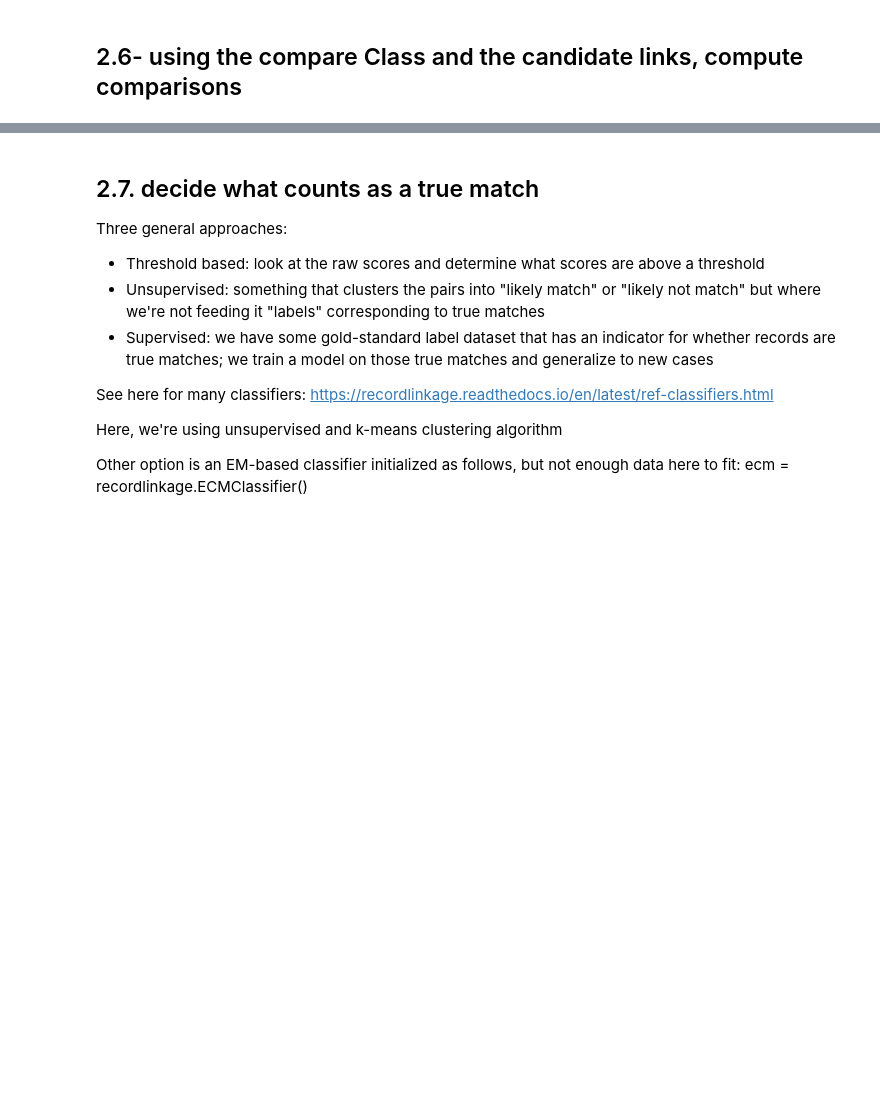
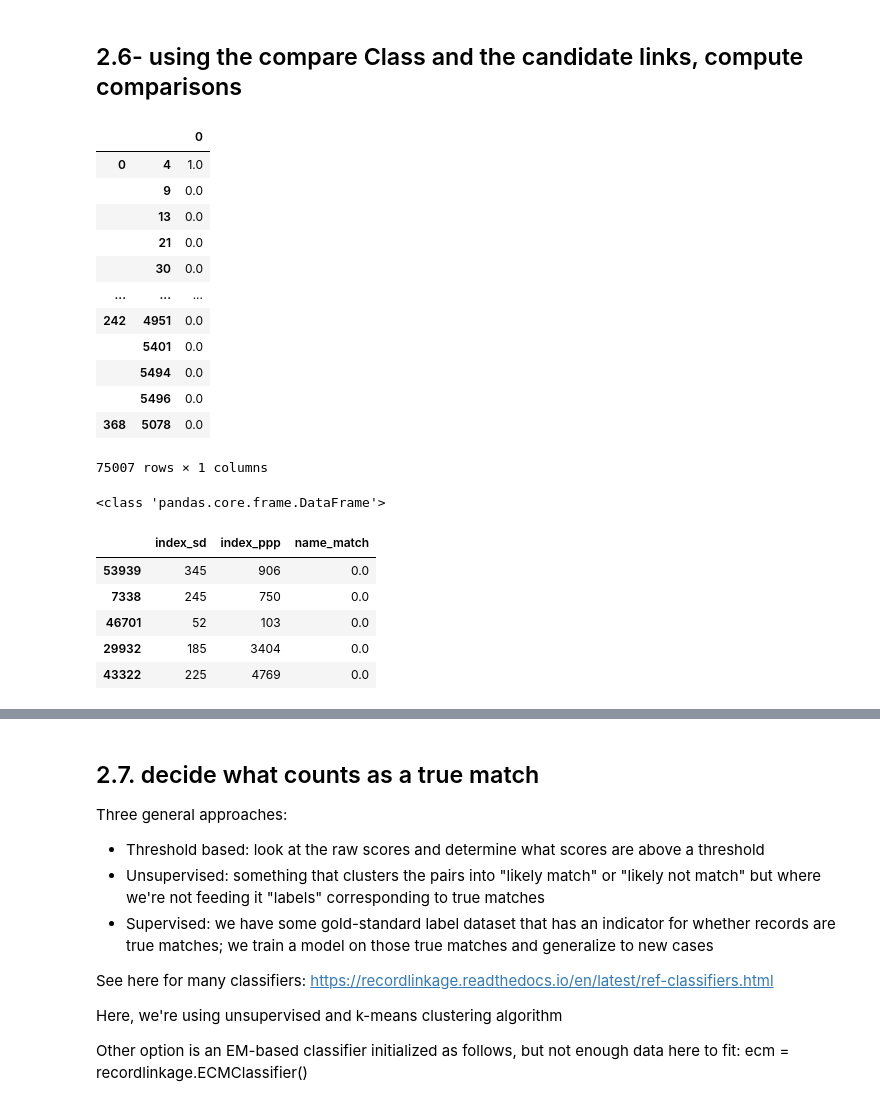
Before and after one commit to rebeccajohnson88/qss20_slides_activities, a Jupyter notebook: activities/w22_activities/solutions/05_merging_fuzzy_codeexample.ipynb, the cells around one changed output, grey strips where cells are left out. Drawn from its saved outputs; the diff is of its cells as text; code cells hidden in the pictures; blank space fills up the shorter version.

Commit message:
add solutions for fuzzy matching

```diff
--- a/activities/w22_activities/solutions/05_merging_fuzzy_codeexample.ipynb
+++ b/activities/w22_activities/solutions/05_merging_fuzzy_codeexample.ipynb
@@ -202,10 +285,12 @@ Here, we'll focus on
 ## 2.1 Clean potential join fields (here: focus on BorrowerName in PPP; dba_name in SD)
 # %%
 ## clean name similarly to how we did before
-ppp['bizname_4match'] = [re.sub(r"[^\w\s]", "", one_n) for one_n in ppp.BorrowerName]
+ppp['bizname_4match'] = [re.sub(r"[^\w\s]", "", one_n)
+                         for one_n in ppp.BorrowerName]
 ppp.loc[ppp.bizname_4match != ppp.BorrowerName,
        ['BorrowerName', 'bizname_4match']].head()
 
-sd['bizname_4match'] = [re.sub(r"[^\w\s]", "", one_n) for one_n in sd.dba_name]
+sd['bizname_4match'] = [re.sub(r"[^\w\s]", "", one_n)
+                        for one_n in sd.dba_name]
 sd.loc[sd.bizname_4match != sd.dba_name,
        ['dba_name', 'bizname_4match']].head()
@@ -274,28 +403,36 @@ compare.string('bizname_4match', 'bizname_4match',
 # %%
 ## use compare class to compute
 ## feed it (1) candidate links based on zip code blocking
 ## and string comparison, (2) raw datasets (order matters)
 compare_vectors = compare.compute(candidate_links_zip, sd, ppp)
 compare_vectors
 print(type(compare_vectors))
 
 ## convert to a dataframe- the leftmost index is sd
 ## since that's the first/left data; the right index is
 ## ppp since that's the second/right data; see that
 ## most are non-matches
 compare_vectors_df = pd.DataFrame(compare_vectors.reset_index())
 compare_vectors_df.columns = ["index_sd", "index_ppp", "name_match"]
 compare_vectors_df.sample(n = 5)
-
-## get the ppp row index of the Kleinfelder group business
-index_klein = ppp.index[ppp.bizname_4match == "THE KLEINFELDER GROUP INC"]
-
-## using the dataframe version of compare, look for
-## sd data indices of matches
-poss_klein = compare_vectors_df[compare_vectors_df.index_ppp.isin(index_klein) &
-                  compare_vectors_df.name_match == 1]
-poss_klein
-
-## print results
-sd.loc[sd.index.isin(poss_klein.index_sd),
-      ['bizname_4match', 'zip_4match']]
+# %% [output]
+|  |  | 0 |
+| 0 | 4 | 1.0 |
+|  | 9 | 0.0 |
+|  | 13 | 0.0 |
+|  | 21 | 0.0 |
+|  | 30 | 0.0 |
+| ... | ... | ... |
+| 242 | 4951 | 0.0 |
+|  | 5401 | 0.0 |
+|  | 5494 | 0.0 |
+|  | 5496 | 0.0 |
+| 368 | 5078 | 0.0 |
+75007 rows × 1 columns
+<class 'pandas.core.frame.DataFrame'>
+|  | index_sd | index_ppp | name_match |
+| 53939 | 345 | 906 | 0.0 |
+| 7338 | 245 | 750 | 0.0 |
+| 46701 | 52 | 103 | 0.0 |
+| 29932 | 185 | 3404 | 0.0 |
+| 43322 | 225 | 4769 | 0.0 |
```
Also changed, not shown: parts of 19 cells of this notebook, 1 other file.
